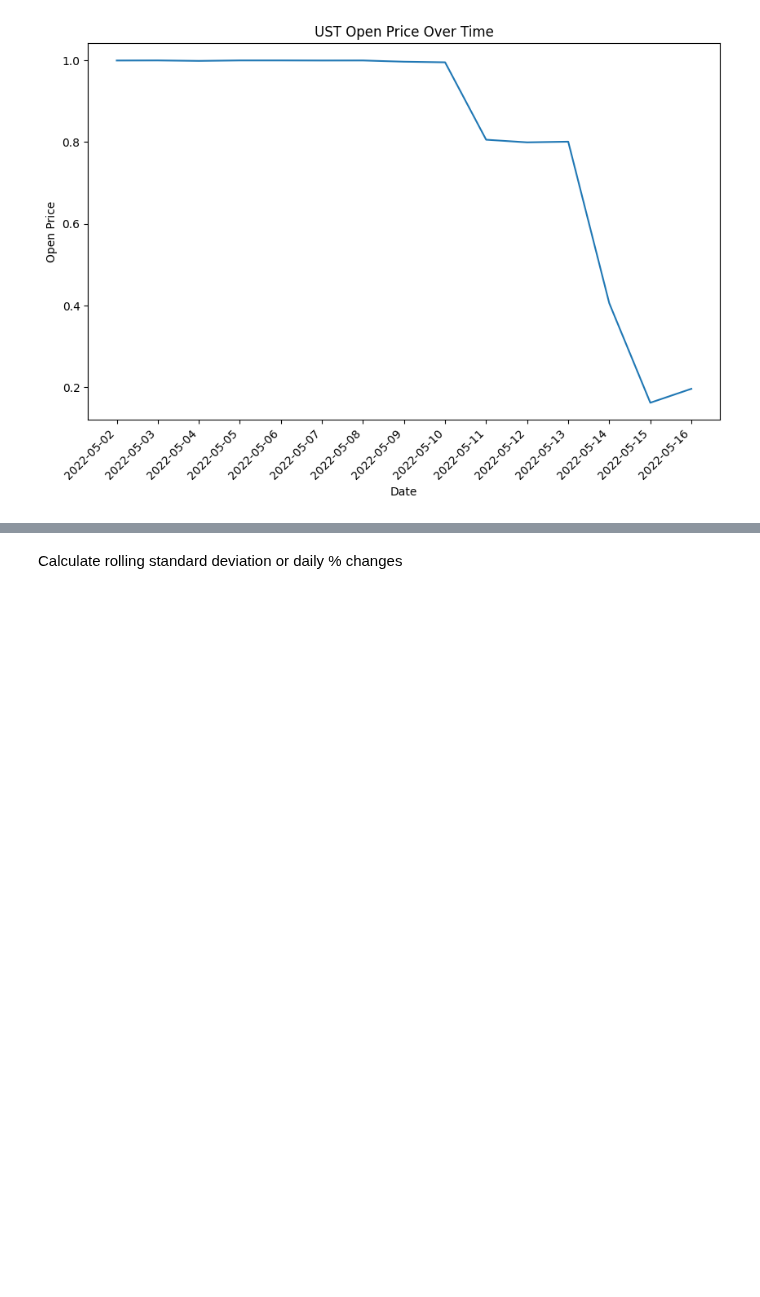
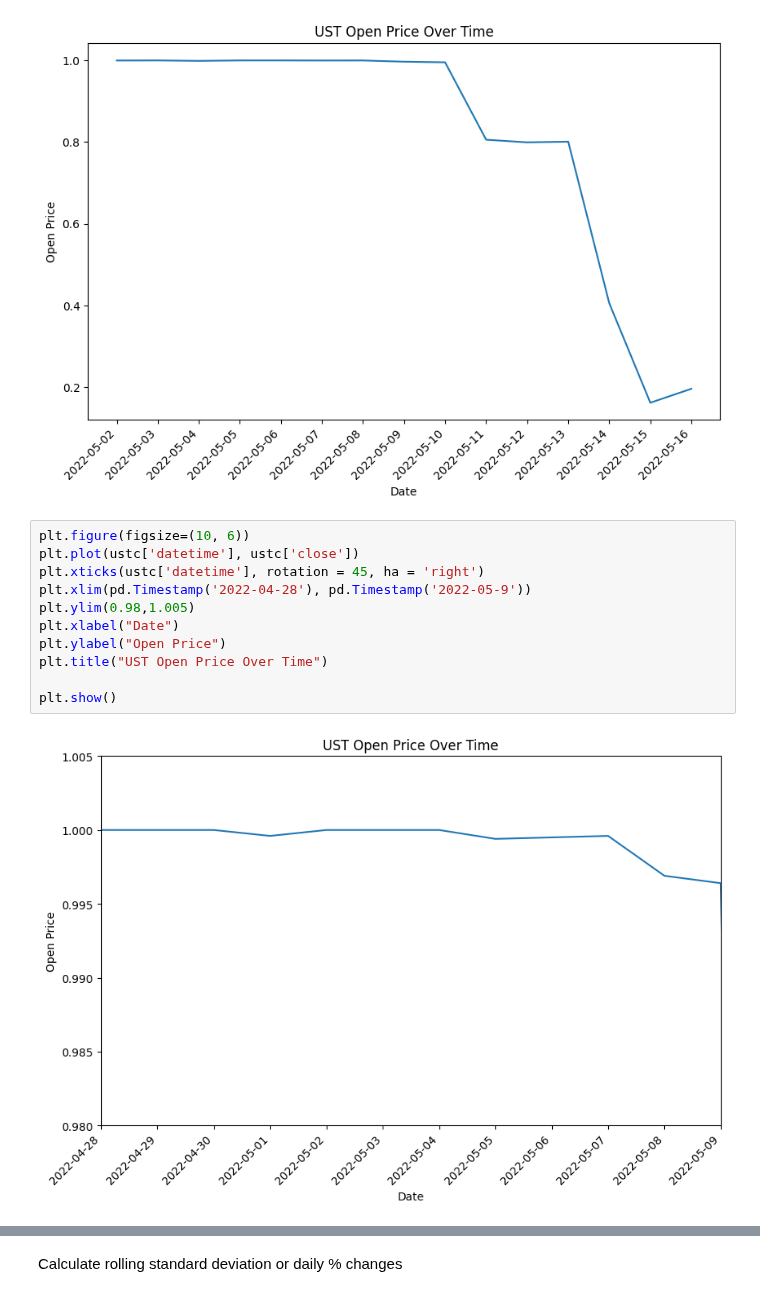
Before and after one commit to ChowchowWorks/DataBusters, a Jupyter notebook: src/crypto_prices.ipynb, the cells around one changed output, grey strips where cells are left out. Saved outputs shown, nothing was run; the diff lists cells and outputs as text; blank space fills up the shorter version.

```diff
--- a/src/crypto_prices.ipynb
+++ b/src/crypto_prices.ipynb
@@ -231,3 +232,16 @@ plt.title("UST Open Price Over Time")
 plt.show()
 # %% [output]
 [figure]
+# %%
+plt.figure(figsize=(10, 6))
+plt.plot(ustc['datetime'], ustc['close'])
+plt.xticks(ustc['datetime'], rotation = 45, ha = 'right')
+plt.xlim(pd.Timestamp('2022-04-28'), pd.Timestamp('2022-05-9'))
+plt.ylim(0.98,1.005)
+plt.xlabel("Date")
+plt.ylabel("Open Price")
+plt.title("UST Open Price Over Time")
+
+plt.show()
+# %% [output]
+[figure, added]
```
Also changed, not shown: parts of 6 cells of this notebook, 5 other files.
